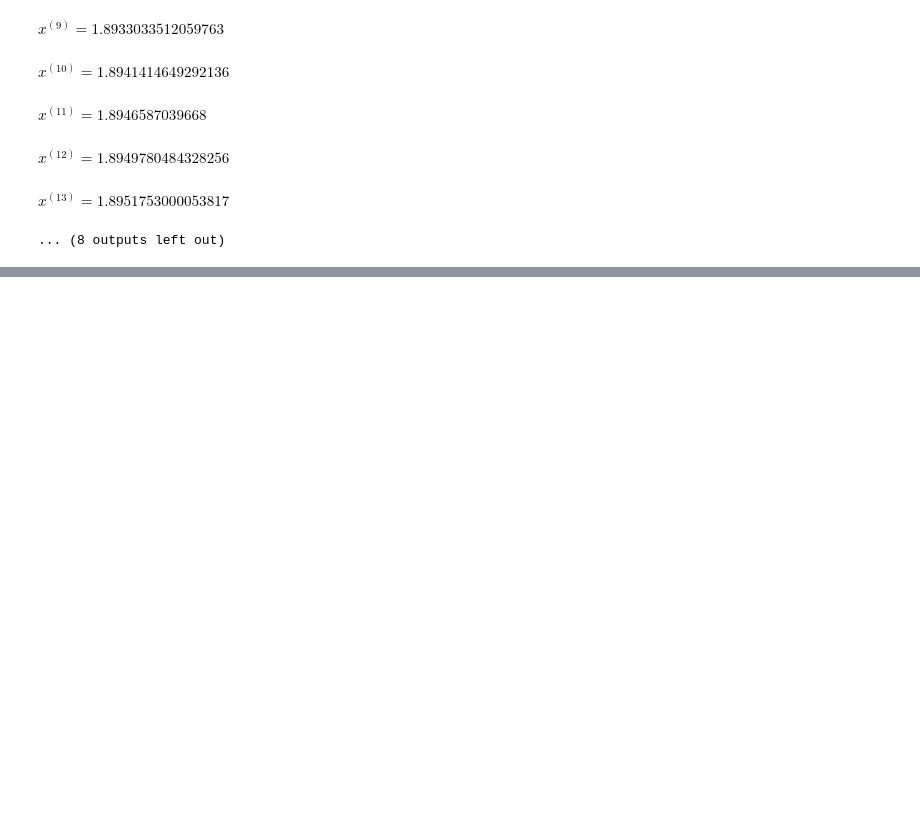
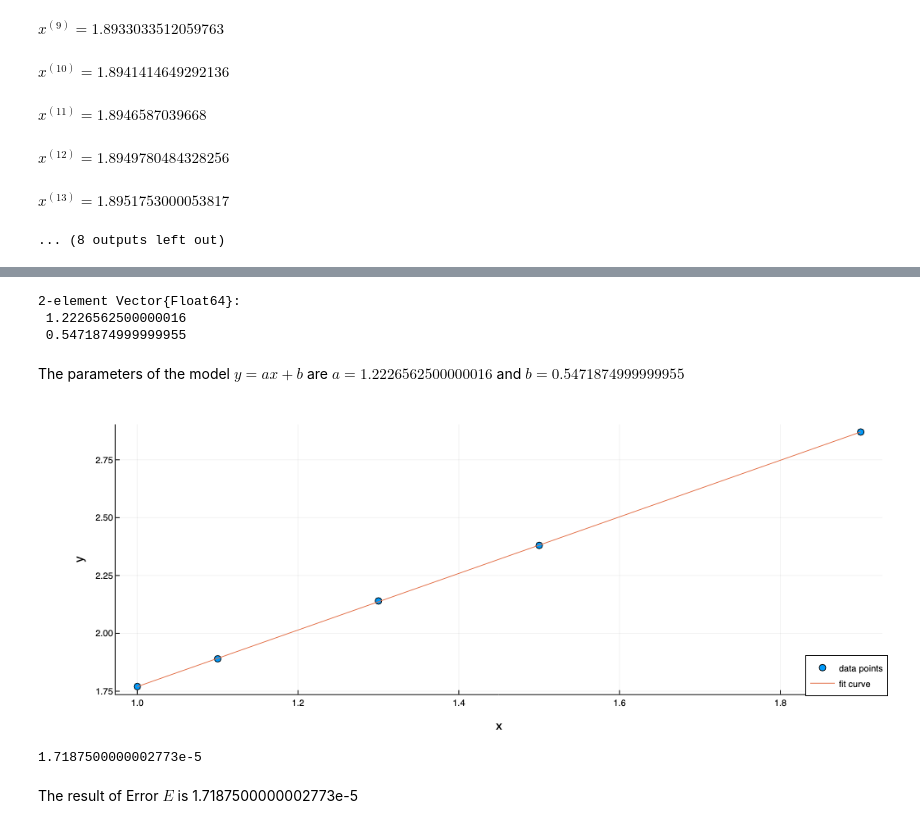
Before and after one commit to Algebra-FUN/DDM-Coursework, a Jupyter notebook: MSDM5004/Homework/hw1/index.ipynb, the cells around one changed output, grey strips where cells are left out. Drawn from its saved outputs; the diff is of its cells as text; code cells hidden in the pictures; blank space fills up the shorter version.

```diff
--- a/MSDM5004/Homework/hw1/index.ipynb
+++ b/MSDM5004/Homework/hw1/index.ipynb
@@ -106,0 +147,14 @@ $x^{(13)}=1.8951753000053817$
+# %%
+x = [1.0;1.1;1.3;1.5;1.9];
+X = [x one.(x)];
+y = [1.77;1.89;2.14;2.38;2.87];
+# %%
+a = inv(X'*X)*X'*y
+# %% [output]
+2-element Vector{Float64}:
+ 1.2226562500000016
+ 0.5471874999999955
+# %%
+display("text/markdown","The parameters of the model \$y=ax+b\$ are \$a=$(a[1])\$ and \$b=$(a[2])\$ ")
+# %% [output]
+The parameters of the model $y=ax+b$ are $a=1.2226562500000016$ and $b=0.5471874999999955$
@@ -106,0 +163,18 @@ $x^{(13)}=1.8951753000053817$
+# %%
+using Plots
+
+plotly()
+scatter(x,y,label="data points",legend=:bottomright)
+plot!(x,ŷ,label="fit curve")
+xlabel!("x")
+ylabel!("y")
+# %% [output]
+[figure, added]
+# %%
+E = (X*a.-y)'*(X*a.-y)
+# %% [output]
+1.7187500000002773e-5
+# %%
+display("text/markdown", "The result of Error \$E\$ is $E")
+# %% [output]
+The result of Error $E$ is 1.7187500000002773e-5
```
Also changed, not shown: parts of 4 cells of this notebook, 1 other file.
